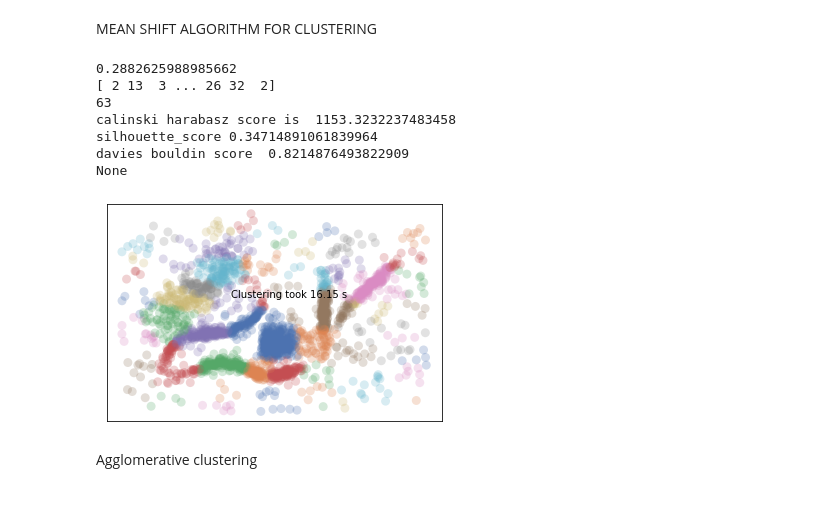
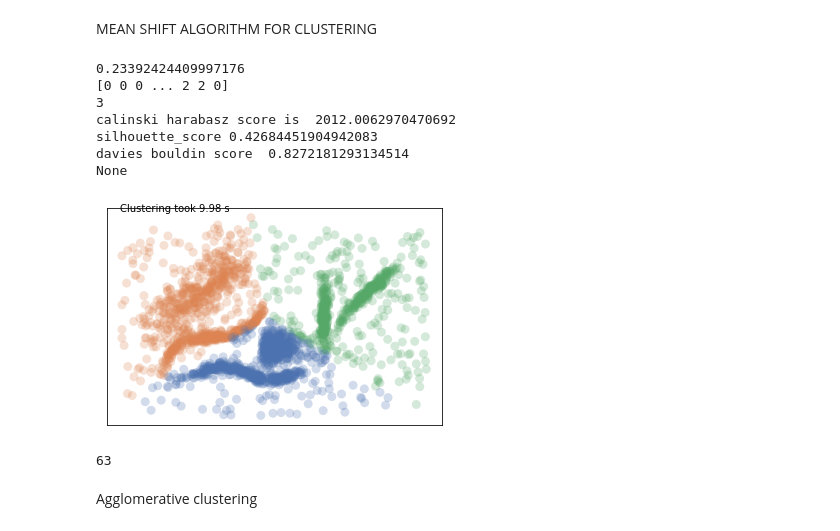
Before and after one commit to rahulgupta743/Enhance-the-dark, a Jupyter notebook: latest_CW5.ipynb, the cells around one changed output. Saved outputs shown, nothing was run; the diff lists cells and outputs as text; code cells hidden in the pictures; blank space fills up the shorter version.

```diff
--- a/latest_CW5.ipynb
+++ b/latest_CW5.ipynb
@@ -200,21 +200,25 @@ MEAN SHIFT ALGORITHM FOR CLUSTERING
 # %%
 from sklearn.cluster import MeanShift
 from sklearn.cluster import estimate_bandwidth
 
-bandwidth = estimate_bandwidth(data, quantile=0.3, n_samples=100)
+bandwidth = estimate_bandwidth(data, quantile=0.2, n_samples=500)
 print(bandwidth)
 MS =  MeanShift(bandwidth=bandwidth)
-plot_clusters(data_std , MS)
+plot_clusters(data , MS)
 #cluster_centers = MS.cluster_centers_
 # %% [output]
-0.2882625988985662
-[ 2 13  3 ... 26 32  2]
-63
-calinski harabasz score is  1153.3232237483458
-silhouette_score 0.34714891061839964
-davies bouldin score  0.8214876493822909
+0.23392424409997176
+[0 0 0 ... 2 2 0]
+3
+calinski harabasz score is  2012.0062970470692
+silhouette_score 0.42684451904942083
+davies bouldin score  0.8272181293134514
 None
-[figure, old version]
+[figure, new version]
+# %%
+print(len(MS.cluster_centers_))
+# %% [output]
+63
 # %% [markdown]
 Agglomerative clustering
 # %%
```
Also changed, not shown: parts of 11 cells of this notebook.
